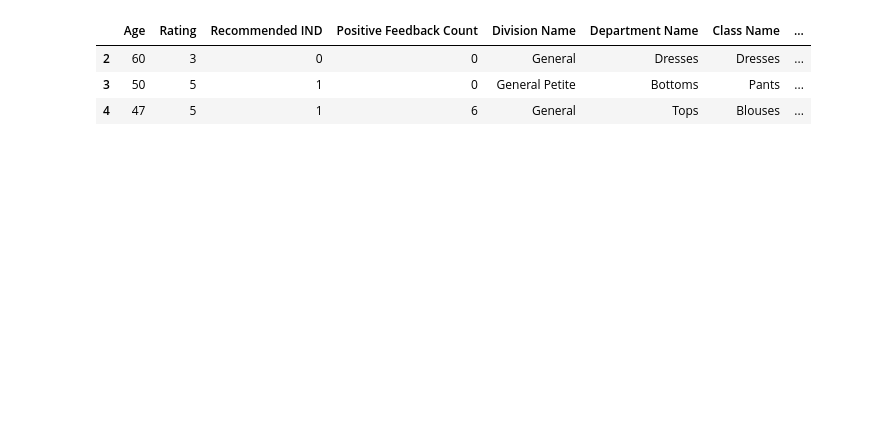
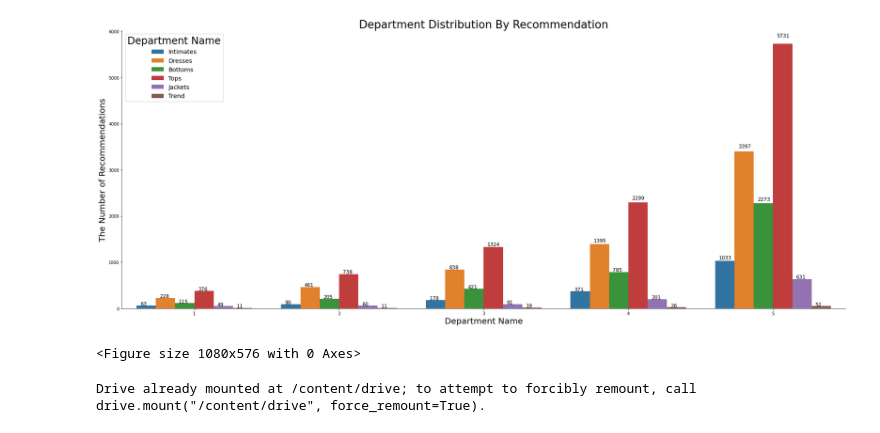
Before and after one commit to adrianvuong/322-Project, a Jupyter notebook: CP322 Project Chris Updated.ipynb, the cells around one changed output. Cells and saved outputs as stored; diff of their text form; code cells hidden in the pictures; blank space fills up the shorter version.

```diff
--- a/CP322 Project Chris Updated.ipynb
+++ b/CP322 Project Chris Updated.ipynb
@@ -27,3 +64,25 @@ data['Rating'].value_counts().plot(kind='bar')
+# %%
+# Department Distribution by Recommendaiton
+# Compares the Rating and the Department Names to see the correlation between them
+g = sns.catplot(data = data, x ="Rating", hue = "Department Name", kind='count', height=10, aspect=2.5, legend_out=False)
+
+plt.title('Department Distribution By Recommendation', fontsize=26)
+plt.xlabel("Department Name", fontsize=20)
+plt.ylabel("The Number of Recommendations", fontsize=20)
+plt.legend(title='Department Name', loc='upper left', labels=['Intimates', 'Dresses', 'Bottoms', 'Tops', 'Jackets', 'Trend'], fontsize='x-large', title_fontsize='24')
+plt.figure(figsize=(15, 8))
+
+ax = g.facet_axis(0, 0)
+for p in ax.patches:
+    ax.text(p.get_x() + 0.025,
+            p.get_height() * 1.025,
+            '{0:.0f}'.format(p.get_height()),
+            color='black', rotation='horizontal', size='large')
+
+plt.show()
+# %% [output]
+[figure, added]
+<Figure size 1080x576 with 0 Axes>
 # %%
 # Data Preprocessing
 
@@ -36,9 +95,9 @@ data.drop(labels=['Clothing ID','Title','Review Text'], axis=1, inplace=True)
 # Dropping columns with no reviews
 data = data[~data['Review'].isnull()]
 
-data.head(3)
+#data.head(3)
-# %% [output]
-|  | Age | Rating | Recommended IND | Positive Feedback Count | Division Name | Department Name | Class Name | ... |
-| 2 | 60 | 3 | 0 | 0 | General | Dresses | Dresses | ... |
-| 3 | 50 | 5 | 1 | 0 | General Petite | Bottoms | Pants | ... |
-| 4 | 47 | 5 | 1 | 6 | General | Tops | Blouses | ... |
+# %%
+from google.colab import drive
+drive.mount('/content/drive')
+# %% [output]
+Drive already mounted at /content/drive; to attempt to forcibly remount, call drive.mount("/content/drive", force_remount=True).
```
Also changed, not shown: parts of 18 cells of this notebook.
